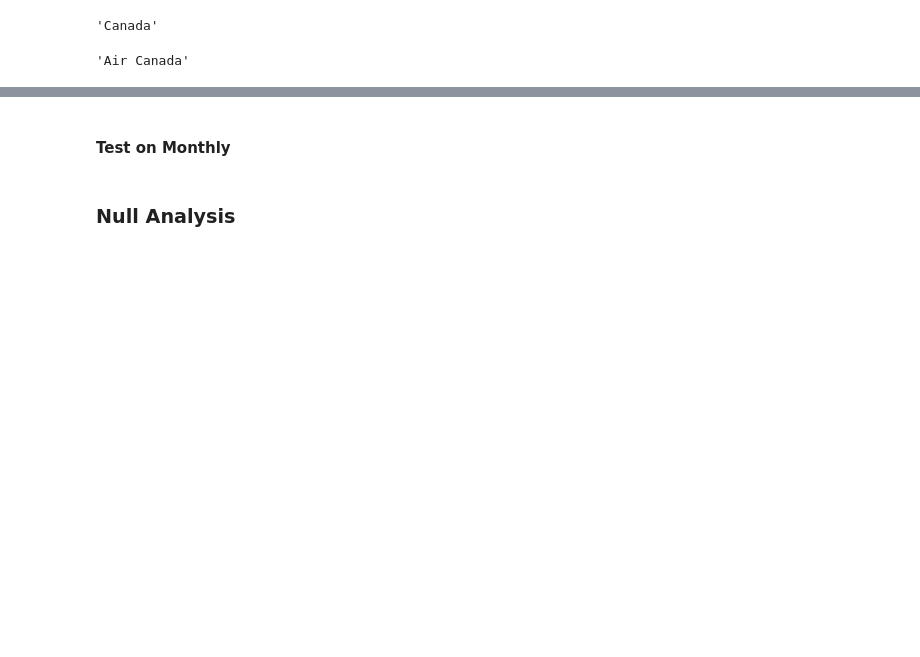
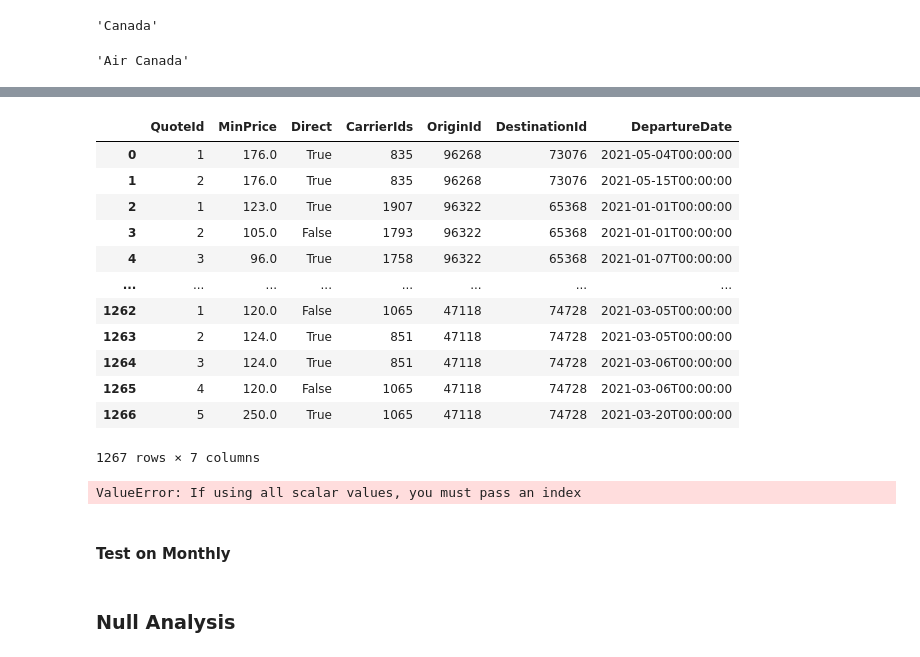
Before and after one commit to chriskuz/ga_capstone, a Jupyter notebook: code/project_notebook.ipynb, the cells around one changed output, grey strips where cells are left out. Drawn from its saved outputs; the diff is of its cells as text; code cells hidden in the pictures; blank space fills up the shorter version.

Commit message:
Broken the pricing dataframes into their individual dataframes. Am going to merge them now.

```diff
--- a/code/project_notebook.ipynb
+++ b/code/project_notebook.ipynb
@@ -728,0 +735,5 @@ storage_frame
+# %%
+for i in range(len(monthly_pricing_2021.loc[4])):
+    for k in range(len(monthly_pricing_2021.loc[4][i])):
+        print('-----------------------------------------')
+        print(monthly_pricing_2021.loc[4][i][k])
@@ -728,0 +759,28 @@ storage_frame
+# %%
+quotes_2021 = pd.DataFrame(columns = ['QuoteId', 'MinPrice', 'Direct', 'CarrierIds', 'OriginId', 'DestinationId', 'DepartureDate'])
+# %%
+for i in range(len(monthly_pricing_2021)):
+    for j in range(len(monthly_pricing_2021.loc[i, 'Quotes'])):
+        for _ in range(len(monthly_pricing_2021.loc[i, 'Quotes'][j])):
+            quoteid = monthly_pricing_2021.loc[i, 'Quotes'][j]['QuoteId']
+            minprice = monthly_pricing_2021.loc[i, 'Quotes'][j]['MinPrice']
+            direct = monthly_pricing_2021.loc[i, 'Quotes'][j]['Direct']
+            carrierid = monthly_pricing_2021.loc[i, 'Quotes'][j]['OutboundLeg']['CarrierIds']
+            originid = monthly_pricing_2021.loc[i, 'Quotes'][j]['OutboundLeg']['OriginId']
+            destinationid = monthly_pricing_2021.loc[i, 'Quotes'][j]['OutboundLeg']['DestinationId']
+            departuredate = monthly_pricing_2021.loc[i, 'Quotes'][j]['OutboundLeg']['DepartureDate']
+
+            individual_quotes_dict = {'QuoteId':quoteid,
+                        'MinPrice': minprice,
+                        'Direct': direct,
+                        'CarrierIds': carrierid,
+                        'OriginId': originid,
+                        'DestinationId': destinationid,
+                        'DepartureDate': departuredate}
+
+            individual_quotes_df = pd.DataFrame(individual_quotes_dict, columns = individual_quotes_dict.keys())
+            quotes_2021 = pd.concat([quotes_2021, individual_quotes_df])
+# %%
+quotes_2021.drop_duplicates(inplace = True)
+quotes_2021.reset_index(inplace = True)
+quotes_2021.drop(columns = 'index', inplace = True)
@@ -728,0 +789,38 @@ storage_frame
+# %%
+quotes_2021
+# %% [output]
+|  | QuoteId | MinPrice | Direct | CarrierIds | OriginId | DestinationId | DepartureDate |
+| 0 | 1 | 176.0 | True | 835 | 96268 | 73076 | 2021-05-04T00:00:00 |
+| 1 | 2 | 176.0 | True | 835 | 96268 | 73076 | 2021-05-15T00:00:00 |
+| 2 | 1 | 123.0 | True | 1907 | 96322 | 65368 | 2021-01-01T00:00:00 |
+| 3 | 2 | 105.0 | False | 1793 | 96322 | 65368 | 2021-01-01T00:00:00 |
+| 4 | 3 | 96.0 | True | 1758 | 96322 | 65368 | 2021-01-07T00:00:00 |
+| ... | ... | ... | ... | ... | ... | ... | ... |
+| 1262 | 1 | 120.0 | False | 1065 | 47118 | 74728 | 2021-03-05T00:00:00 |
+| 1263 | 2 | 124.0 | True | 851 | 47118 | 74728 | 2021-03-05T00:00:00 |
+| 1264 | 3 | 124.0 | True | 851 | 47118 | 74728 | 2021-03-06T00:00:00 |
+| 1265 | 4 | 120.0 | False | 1065 | 47118 | 74728 | 2021-03-06T00:00:00 |
+| 1266 | 5 | 250.0 | True | 1065 | 47118 | 74728 | 2021-03-20T00:00:00 |
+1267 rows × 7 columns
+# %%
+places_2021 = pd.DataFrame(columns = ['PlaceId', 'IataCode', 'Name', 'CityName', 'CountryName'])
+
+
+for i in range(len(monthly_pricing_2021)):
+    for j in range(len(monthly_pricing_2021.loc[i, 'Places'])):
+        for _ in range(len(monthly_pricing_2021.loc[i, 'Places'][j])):
+            placeid = monthly_pricing_2021.loc[i, 'Places'][j]['PlaceId']
+            iatacode = monthly_pricing_2021.loc[i, 'Places'][j]['IataCode']
+            name = monthly_pricing_2021.loc[i, 'Places'][j]['Name']
+            cityname = monthly_pricing_2021.loc[i, 'Places'][j]['CityName']
+            countryname = monthly_pricing_2021.loc[i, 'Places'][j]['CountryName']
+            individual_places_dict = {'PlaceId':placeid,
+                                    'IataCode':iatacode,
+                                    'Name':name,
+                                    'CityName':cityname,
+                                    'CountryName':countryname}
+
+            individual_places_df = pd.DataFrame(individual_places_dict, columns = individual_places_dict.keys())
+            places_2021 = pd.concat([places_2021, individual_places_df])
+# %% [output]
+ValueError: If using all scalar values, you must pass an index
```
Also changed, not shown: parts of 13 cells of this notebook, 1 other file.
